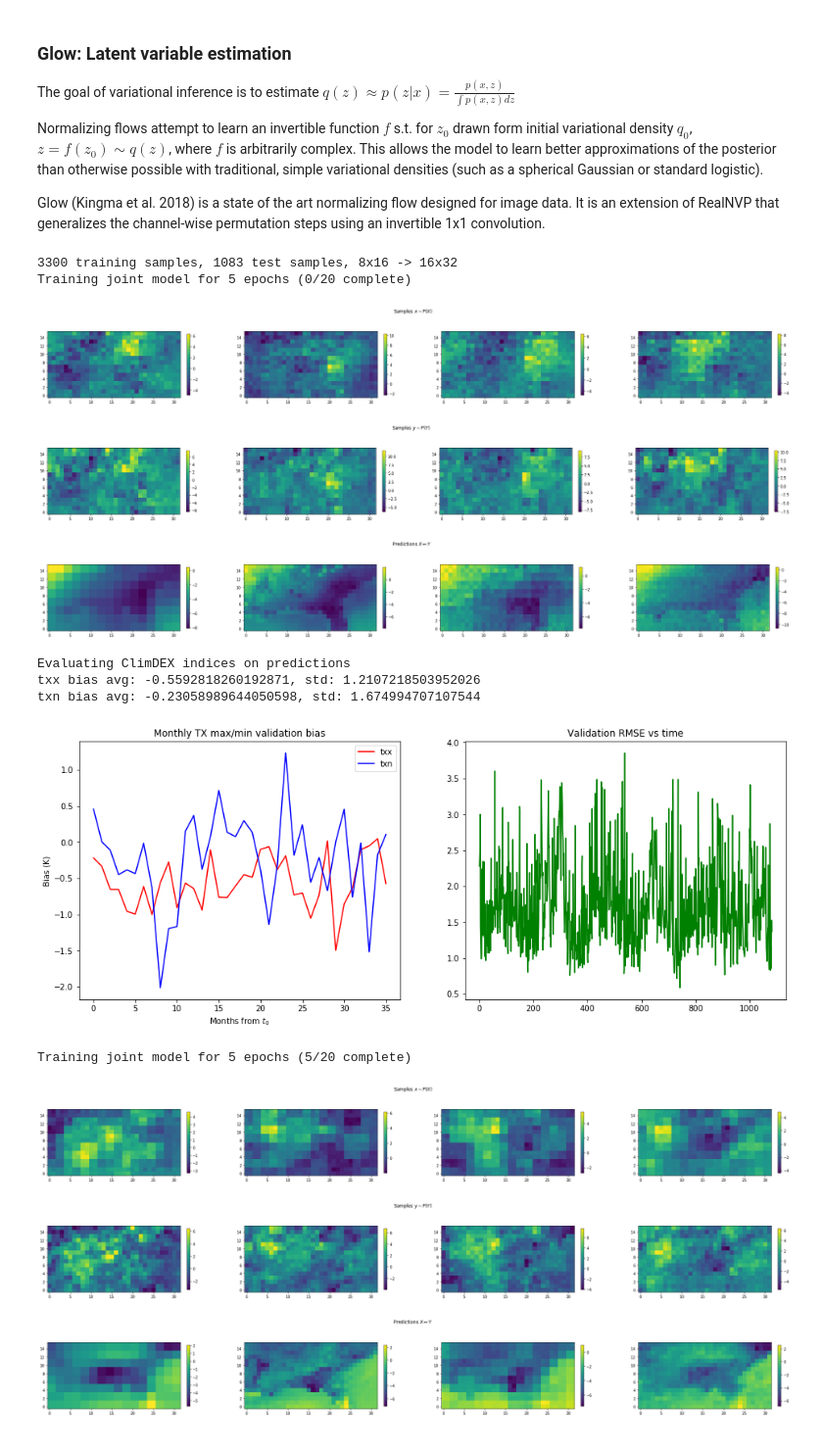
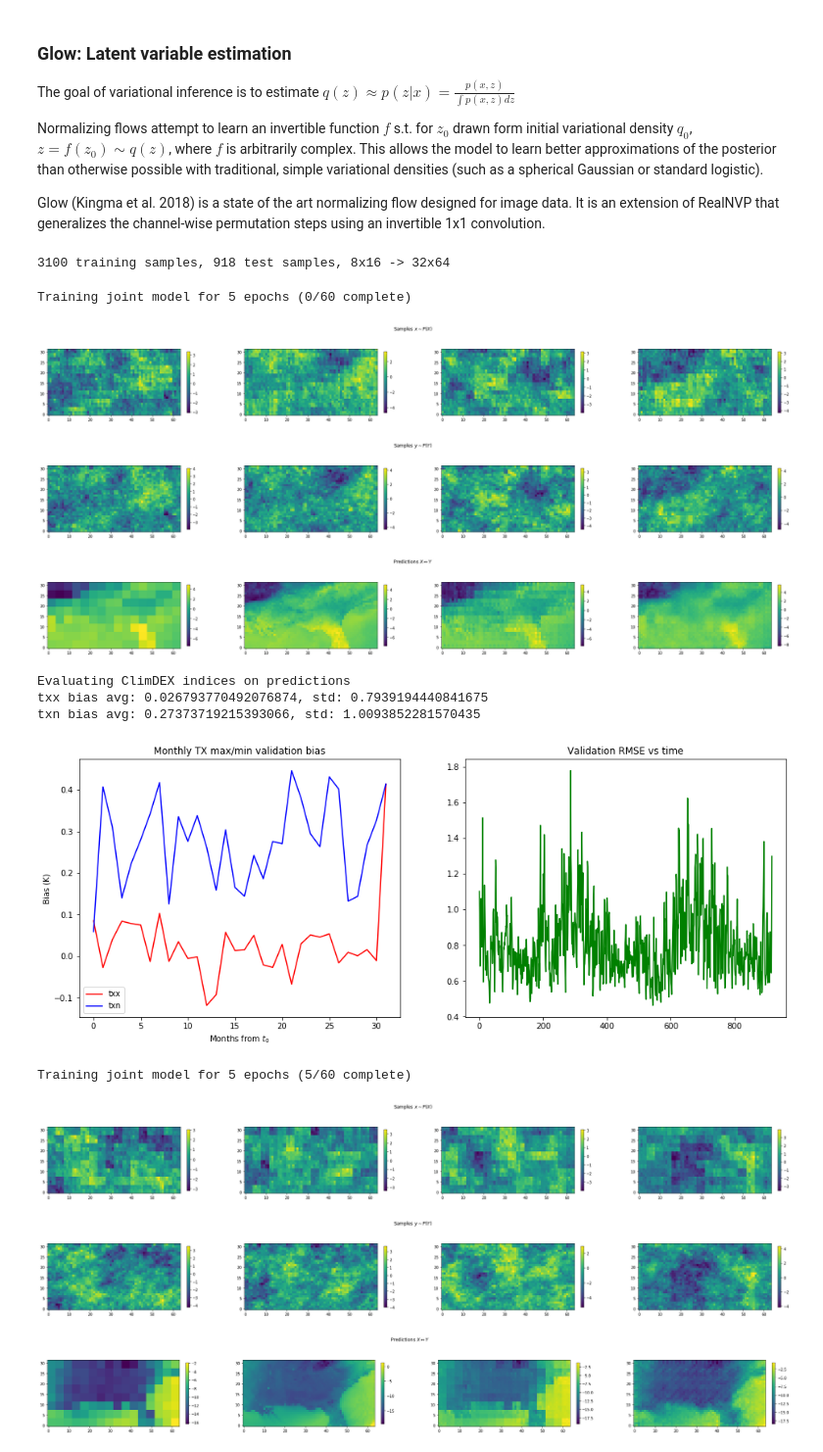
Before and after one commit to bgroenks96/generative-downscaling, a Jupyter notebook: glow-downscaling-maxt.ipynb, the cells around one changed output. Shown at 98% size. Cells and saved outputs as stored; diff of their text form; code cells hidden in the pictures.

Commit message:
Add more experiments and results notebook

```diff
--- a/glow-downscaling-maxt.ipynb
+++ b/glow-downscaling-maxt.ipynb
@@ -57,7 +57,7 @@ ras_seus_maxt_1 = preprocess_maxt(ras_deg1_seus)
 erai_seus_maxt_1 = preprocess_maxt(erai_deg1_seus)
 N = ras_deg1.Time.size
 # create validation folds from all but last year of data
-folds = list(split_fn(erai_seus_maxt_1.isel(Time=slice(0,N-365)), ras_seus_maxt_12.isel(Time=slice(0,N-365))))
+folds = list(split_fn(ras_seus_maxt_1.isel(Time=slice(0,N-2*365)), ras_seus_maxt_14.isel(Time=slice(0,N-2*365))))
 # %%
 def preprocess_vds(data_lo, data_hi, batch_size=100, buffer_size=1000, supervised=True):
     if supervised:
@@ -102,20 +102,20 @@ def upsample(new_wt, new_ht, method, scale_factor=1):
         return tf.image.resize(x, (new_wt,new_ht), method=method) / scale_factor
     return _upsample
 
-def spatial_mae(scale):
+def spatial_mae(scale, stride=1):
     """
     "Spatial" MAE auxiliary loss for generator. Penalizes outputs
     which violate spatial average preservation between input and output.
     """
     kernel = tf.ones((scale,scale,1,1)) / (scale**2.)
     def _spatial_mse(x_in, y_pred):
-        x_avg = tf.nn.conv2d(x_in, kernel, strides=(1, 1), padding='VALID')
-        y_avg = tf.nn.conv2d(y_pred, kernel, strides=(1, 1), padding='VALID')
+        x_avg = tf.nn.conv2d(x_in, kernel, strides=(stride, stride), padding='VALID')
+        y_avg = tf.nn.conv2d(y_pred, kernel, strides=(stride, stride), padding='VALID')
         return tf.math.reduce_mean(tf.math.abs(y_avg - x_avg))
     return _spatial_mse
 
 def fit_glow_jflvm(fold, n_epochs=50, validate_freq=1, warmup=1, sample_batch_size=10, load_batch_size=1200,
-                   layers=4, depth=8, min_filters=32, max_filters=256, lam=1.0, alpha=1.0):
+                   layers=4, depth=8, min_filters=32, max_filters=256, lam=1.0, lam_decay=0.01, alpha=1.0):
     ((train_lo, train_hi), (test_lo, test_hi)) = fold
     N_train, N_test = train_lo.Time.size, test_lo.Time.size
     (wt, ht), (wt_hi, ht_hi) = train_lo.shape[1:3], train_hi.shape[1:3]
@@ -134,8 +134,8 @@ def fit_glow_jflvm(fold, n_epochs=50, validate_freq=1, warmup=1, sample_batch_si
     train_ds = preprocess_vds(train_lo_ds, train_hi_ds, batch_size=sample_batch_size, buffer_size=N_train, supervised=False)
     test_ds = preprocess_vds(test_lo_ds, test_hi_ds, batch_size=sample_batch_size, buffer_size=N_test, supervised=False)
     test_ds_paired = preprocess_vds(test_lo_ds, test_hi_ds, batch_size=1, buffer_size=N_test, supervised=True)
-    flow_hr = Invert(GlowFlow(num_layers=layers, depth=depth, coupling_nn_ctor=coupling_nn_glow(max_filters=256)))
-    flow_lr = Invert(GlowFlow(num_layers=layers, depth=depth, coupling_nn_ctor=coupling_nn_glow(max_filters=256)))
+    flow_hr = Invert(GlowFlow(num_layers=layers, depth=depth, coupling_nn_ctor=coupling_nn_glow(max_filters=256), name='glow_hr'))
+    flow_lr = Invert(GlowFlow(num_layers=layers, depth=depth, coupling_nn_ctor=coupling_nn_glow(max_filters=256), name='glow_lr'))
 #     model_lr = FlowLVM(flow_lr, input_shape=(None,wt_hi,ht_hi,1))
 #     model_hr = FlowLVM(flow_lr, input_shape=(None,wt_hi,ht_hi,1))
 #     model_lr.train(train_ds.map(lambda x,y: x), steps_per_epoch=N_train//sample_batch_size, num_epochs=5)
@@ -145,17 +145,22 @@ def fit_glow_jflvm(fold, n_epochs=50, validate_freq=1, warmup=1, sample_batch_si
 #     plot_1xn(lr_samples, 'Samples from pre-trained low res model')
 #     plot_1xn(hr_samples, 'Samples from pre-trained high res model')
     #learning_rate = LinearWarmupSchedule(1.0E-3, num_warmup_steps=N_train//sample_batch_size*warmup_epochs)
-    mean = tf.constant(train_hi.mean(dim='Time').values, dtype=tf.float32)
-    std = tf.constant(train_hi.std(dim='Time').values, dtype=tf.float32)
-    prior = tfp.distributions.Normal(loc=mean, scale=std)
+#     mean = tf.constant(train_hi.mean(dim='Time').values, dtype=tf.float32)
+#     std = tf.constant(train_hi.std(dim='Time').values, dtype=tf.float32)
+#     prior = tfp.distributions.Normal(loc=mean, scale=std)
     dx = adversarial.PatchDiscriminator((wt_hi,ht_hi,1))
     dy = adversarial.PatchDiscriminator((wt_hi,ht_hi,1))
-    model_joint = JointFlowLVM(flow_lr, flow_hr, dx, dy, prior=prior, Gy_aux_loss=spatial_mae(scale), input_shape=(None,wt_hi,ht_hi,1))
+    model_joint = JointFlowLVM(flow_lr, flow_hr, dx, dy,
+                               Gx_aux_loss=spatial_mae(scale, stride=scale),
+                               Gy_aux_loss=spatial_mae(scale),
+                               input_shape=(None,wt_hi,ht_hi,1))
+#     model_joint.load('/home/jovyan/generative-downscaling/mlruns/1/d425937fcedf4d0a8dc3affc18f3d542/artifacts/model/ckpt-fold0-epoch40/ckpt', 8)
     for i in range(0, n_epochs, validate_freq):
         print(f'Training joint model for {validate_freq} epochs ({i}/{n_epochs} complete)', flush=True)
         model_joint.train(train_ds, steps_per_epoch=N_train//sample_batch_size, num_epochs=validate_freq,
-                          lam=lam, alpha=alpha)
+                          lam=lam-lam_decay*validate_freq*i, lam_decay=lam_decay, alpha=alpha)
         metrics = model_joint.evaluate(test_ds, N_test//sample_batch_size)
+        model_joint.save('/tmp/test_jflvm_checkpoint')
         # extract and log metrics
         mlflow.log_metrics({k: v[0] for k, v in metrics.items()})
         samples_x, samples_y = model_joint.sample(n=4)
@@ -197,20 +202,19 @@ def fit_glow_jflvm(fold, n_epochs=50, validate_freq=1, warmup=1, sample_batch_si
         plt.show()
     return model_joint
 # %%
-mlflow.set_experiment('scratch')
 with mlflow.start_run() as run:
-    model = fit_glow_jflvm(folds[-1], layers=4, depth=16, lam=1.0, alpha=0.0, validate_freq=5, n_epochs=20)
+    model = fit_glow_jflvm(folds[-1], layers=3, depth=4, lam=1.0, lam_decay=0.01, alpha=0.0, validate_freq=5, n_epochs=60)
 # %% [output]
-3300 training samples, 1083 test samples, 8x16 -> 16x32
-Training joint model for 5 epochs (0/20 complete)
+3100 training samples, 918 test samples, 8x16 -> 32x64
+Training joint model for 5 epochs (0/60 complete)
-[figure, old version]
+[figure, new version]
-[figure, old version]
+[figure, new version]
-[figure, old version]
+[figure, new version]
-Evaluating ClimDEX indices on predictions
-txx bias avg: -0.5592818260192871, std: 1.2107218503952026
-txn bias avg: -0.23058989644050598, std: 1.674994707107544
+Evaluating ClimDEX indices on predictions
+txx bias avg: 0.026793770492076874, std: 0.7939194440841675
+txn bias avg: 0.27373719215393066, std: 1.0093852281570435
-[figure, old version]
+[figure, new version]
-Training joint model for 5 epochs (5/20 complete)
+Training joint model for 5 epochs (5/60 complete)
-[figure, old version]
+[figure, new version]
-[figure, old version]
+[figure, new version]
-[figure, old version]
+[figure, new version]
```
Also changed, not shown: parts of 2 cells of this notebook, 23 other files.
